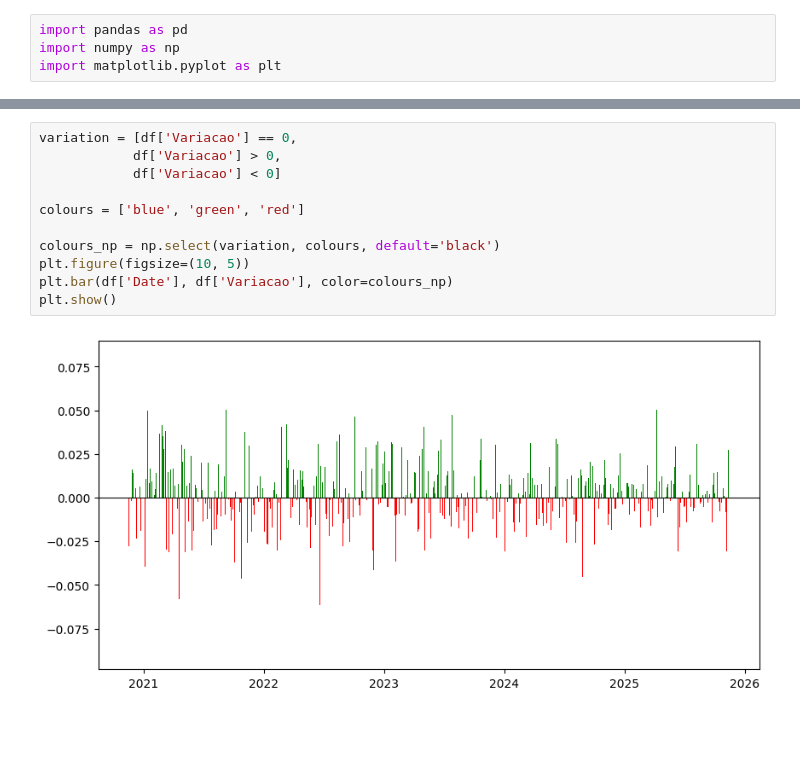
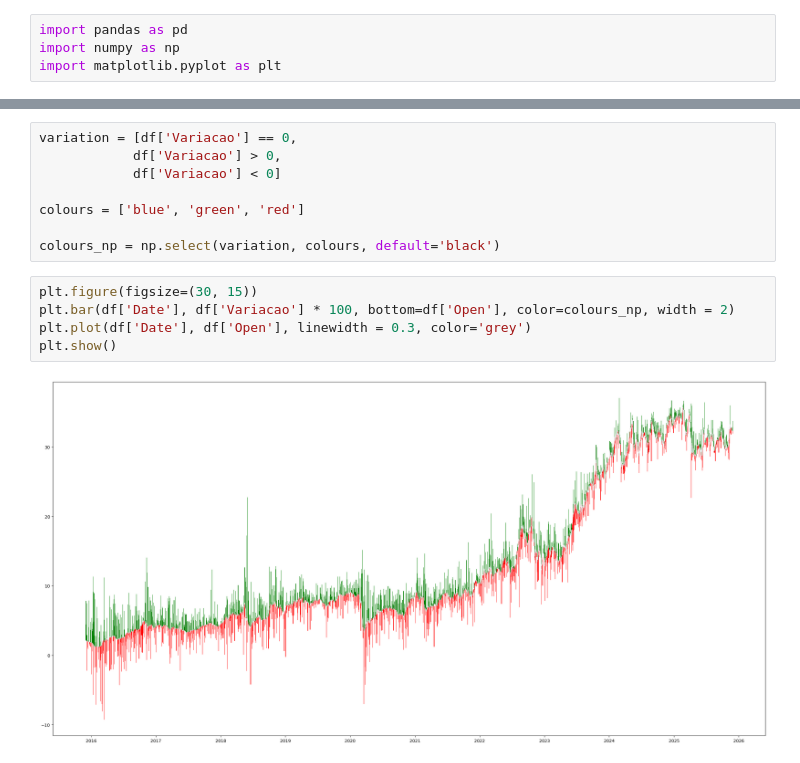
Before and after one commit to LeomaxFilho/StockMarketForecastingAI, a Jupyter notebook: src/data_reader.ipynb, the cells around one changed output, grey strips where cells are left out. Drawn from its saved outputs; the diff is of its cells as text; blank space fills up the shorter version.

```diff
--- a/src/data_reader.ipynb
+++ b/src/data_reader.ipynb
@@ -45,8 +45,10 @@ variation = [df['Variacao'] == 0,
 colours = ['blue', 'green', 'red']
 
 colours_np = np.select(variation, colours, default='black')
-plt.figure(figsize=(10, 5))
-plt.bar(df['Date'], df['Variacao'], color=colours_np)
-plt.show()
-# %% [output]
-[figure, removed]
+# %%
+plt.figure(figsize=(30, 15))
+plt.bar(df['Date'], df['Variacao'] * 100, bottom=df['Open'], color=colours_np, width = 2)
+plt.plot(df['Date'], df['Open'], linewidth = 0.3, color='grey')
+plt.show()
+# %% [output]
+[figure, added]
```
Also changed, not shown: parts of 6 cells of this notebook, 3 other files.
